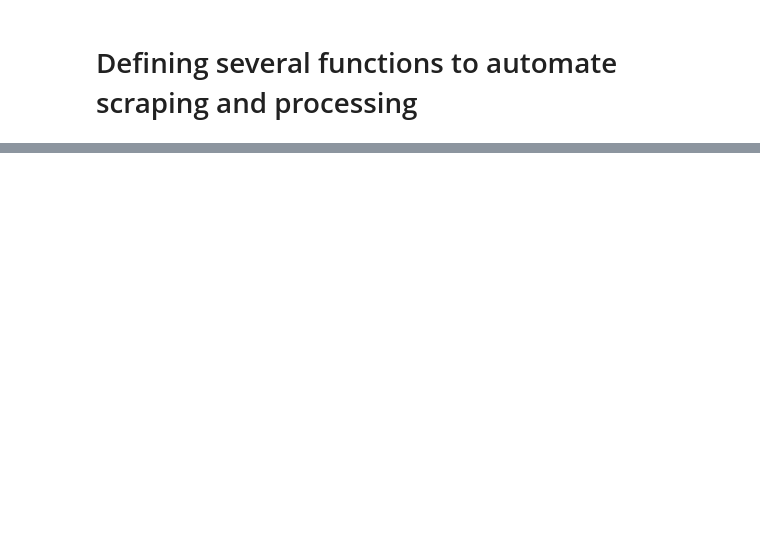
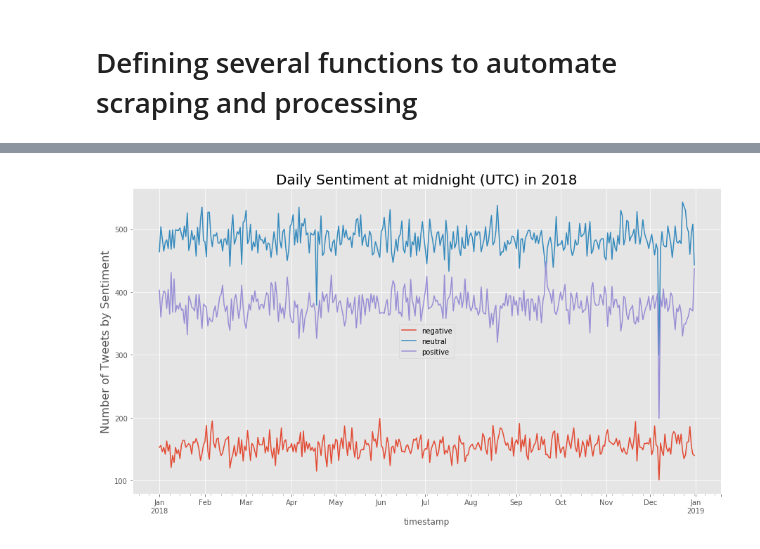
Before and after one commit to magnawhale/dsc-capstone-project-v2-online-ds-ft-051319, a Jupyter notebook: Twitter_scraper.ipynb, the cells around one changed output, grey strips where cells are left out. Drawn from its saved outputs; the diff is of its cells as text; code cells hidden in the pictures; blank space fills up the shorter version.

```diff
--- a/Twitter_scraper.ipynb
+++ b/Twitter_scraper.ipynb
@@ -181,6 +221,8 @@ json_to_csv_tweets('tweets_moneywords_2018.csv')
 # %%
 #check to see if scraper worked on all dates
 # a few missing dates is not the end of the world
+tw_df = pd.read_csv('tweets_moneywords_2018.csv')
+tw_df.timestamp = pd.to_datetime(tw_df.timestamp, format='%Y%m%d')
 grouped1 = pd.DataFrame(tw_df.groupby(['timestamp'])['tally'].sum())
 grouped1 = grouped1.sort_values(by=['tally'])
 grouped1.head(10)
@@ -186,0 +242,11 @@ grouped1.head(10)
+# %%
+# let's plot sentiment trends for our query of 2018 tweets
+grouped = pd.DataFrame(tw_df.groupby(['timestamp', 'sentiment'])['tally'].sum()).reset_index()
+for sentiment in grouped.sentiment.unique():
+    temp_df = grouped[grouped.sentiment == sentiment].set_index('timestamp')
+    temp_df['tally'].plot(figsize=(15,8), label=sentiment)
+plt.legend()
+plt.ylabel("Number of Tweets by Sentiment", fontsize=16)
+plt.title(f"Daily Sentiment at midnight (UTC) in {year}", fontsize=20);
+# %% [output]
+[figure, added]
```
Also changed, not shown: parts of 12 cells of this notebook, 2 other files.
